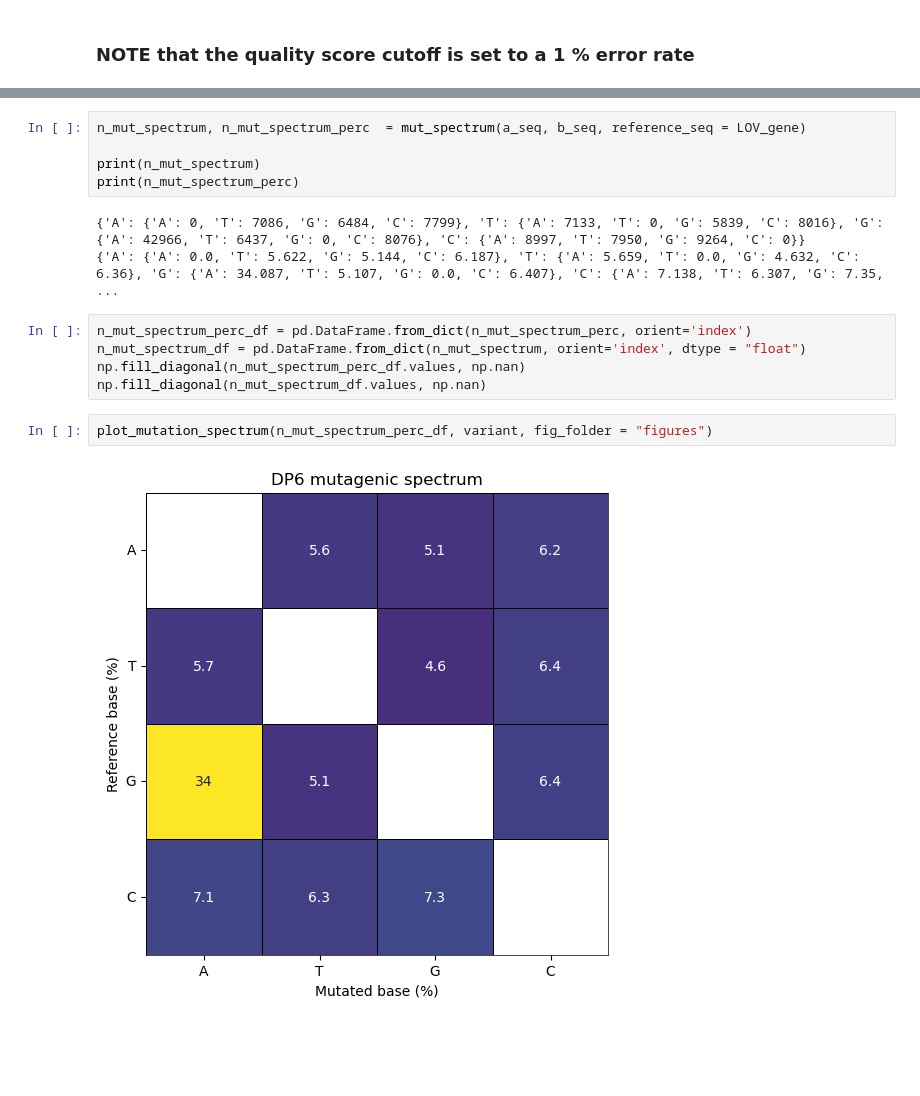
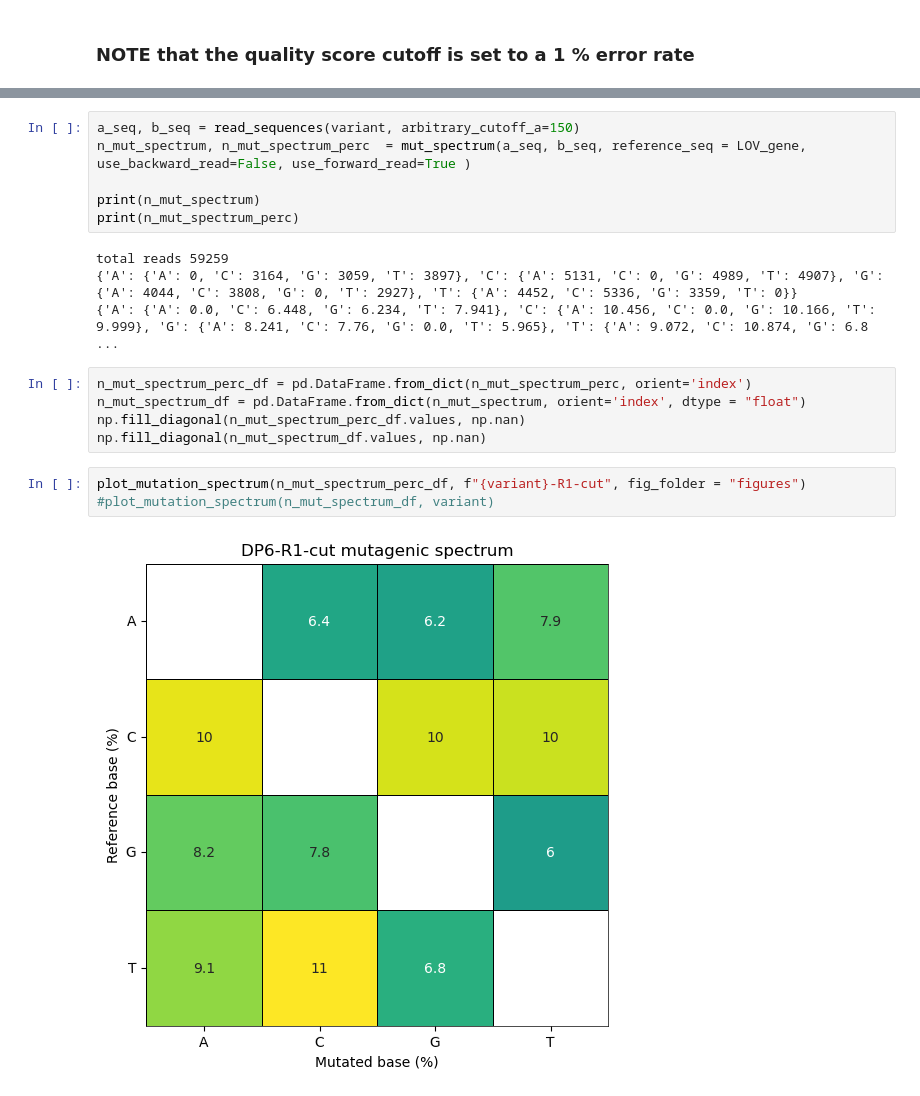
Before and after one commit to AliceHovsepyan/pogo_pance_draft, a Jupyter notebook: DMS_analysis.ipynb, the cells around one changed output, grey strips where cells are left out. Drawn from its saved outputs; the diff is of its cells as text; blank space fills up the shorter version.

```diff
--- a/DMS_analysis.ipynb
+++ b/DMS_analysis.ipynb
@@ -528,17 +651,20 @@ print(mutation_rate)
 # %%
-n_mut_spectrum, n_mut_spectrum_perc  = mut_spectrum(a_seq, b_seq, reference_seq = LOV_gene)
+a_seq, b_seq = read_sequences(variant, arbitrary_cutoff_a=150)
+n_mut_spectrum, n_mut_spectrum_perc  = mut_spectrum(a_seq, b_seq, reference_seq = LOV_gene, use_backward_read=False, use_forward_read=True )
 
 print(n_mut_spectrum)
 print(n_mut_spectrum_perc)
 # %% [output]
-{'A': {'A': 0, 'T': 7086, 'G': 6484, 'C': 7799}, 'T': {'A': 7133, 'T': 0, 'G': 5839, 'C': 8016}, 'G': {'A': 42966, 'T': 6437, 'G': 0, 'C': 8076}, 'C': {'A': 8997, 'T': 7950, 'G': 9264, 'C': 0}}
-{'A': {'A': 0.0, 'T': 5.622, 'G': 5.144, 'C': 6.187}, 'T': {'A': 5.659, 'T': 0.0, 'G': 4.632, 'C': 6.36}, 'G': {'A': 34.087, 'T': 5.107, 'G': 0.0, 'C': 6.407}, 'C': {'A': 7.138, 'T': 6.307, 'G': 7.35, ...
+total reads 59259
+{'A': {'A': 0, 'C': 3164, 'G': 3059, 'T': 3897}, 'C': {'A': 5131, 'C': 0, 'G': 4989, 'T': 4907}, 'G': {'A': 4044, 'C': 3808, 'G': 0, 'T': 2927}, 'T': {'A': 4452, 'C': 5336, 'G': 3359, 'T': 0}}
+{'A': {'A': 0.0, 'C': 6.448, 'G': 6.234, 'T': 7.941}, 'C': {'A': 10.456, 'C': 0.0, 'G': 10.166, 'T': 9.999}, 'G': {'A': 8.241, 'C': 7.76, 'G': 0.0, 'T': 5.965}, 'T': {'A': 9.072, 'C': 10.874, 'G': 6.8 ...
 # %%
 n_mut_spectrum_perc_df = pd.DataFrame.from_dict(n_mut_spectrum_perc, orient='index')
 n_mut_spectrum_df = pd.DataFrame.from_dict(n_mut_spectrum, orient='index', dtype = "float")
 np.fill_diagonal(n_mut_spectrum_perc_df.values, np.nan)
 np.fill_diagonal(n_mut_spectrum_df.values, np.nan)
 # %%
-plot_mutation_spectrum(n_mut_spectrum_perc_df, variant, fig_folder = "figures")
+plot_mutation_spectrum(n_mut_spectrum_perc_df, f"{variant}-R1-cut", fig_folder = "figures")
+#plot_mutation_spectrum(n_mut_spectrum_df, variant)
 # %% [output]
-[figure, old version]
+[figure, new version]
```
Also changed, not shown: parts of 22 cells of this notebook, 1 other file.
